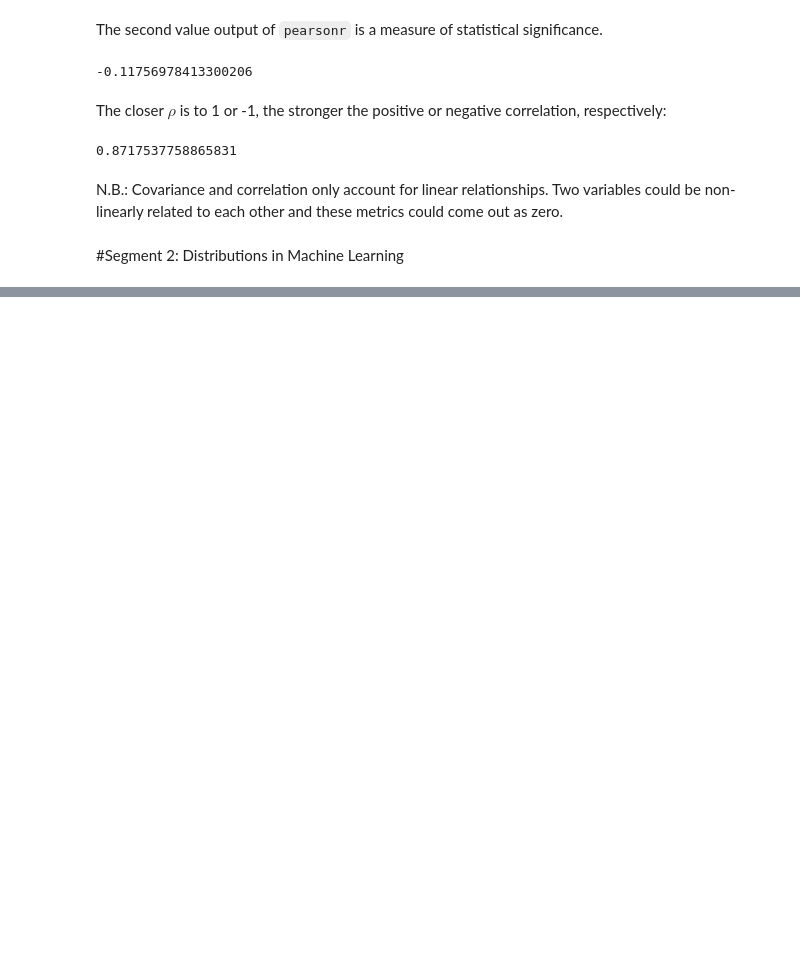
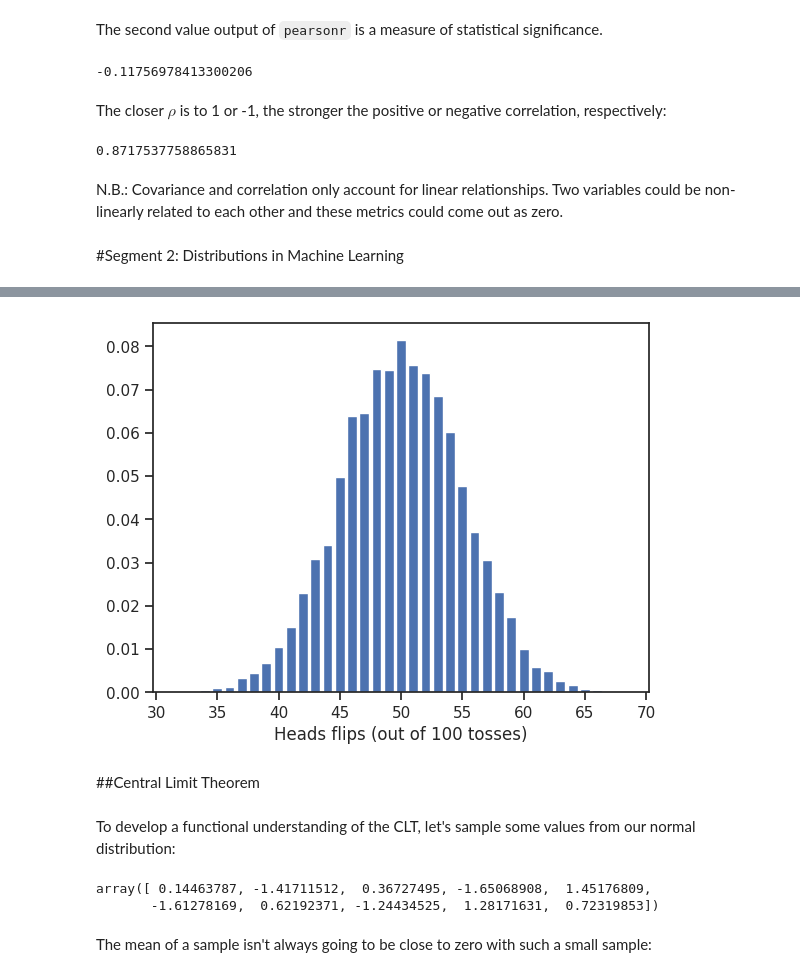
Before and after one commit to deenadayalanai/Machine-Learning-Foundations, a Jupyter notebook: Probability_&_Information_Theory.ipynb, the cells around one changed output, grey strips where cells are left out. Cells and saved outputs as stored; diff of their text form; code cells hidden in the pictures; blank space fills up the shorter version.

```diff
--- a/Probability_&_Information_Theory.ipynb
+++ b/Probability_&_Information_Theory.ipynb
@@ -714,0 +779,22 @@ N.B.: Covariance and correlation only account for linear relationships. Two vari
+# %%
+n_experiments = 10000
+heads_count = [np.random.binomial(100, 0.5) for i in range (n_experiments)]
+heads, event_count = np.unique(heads_count, return_counts=True)
+event_proba = event_count/n_experiments
+# %%
+plt.bar(heads, event_proba)
+_ = plt.xlabel('Heads flips (out of 100 tosses)')
+# %% [output]
+[figure, added]
+# %% [markdown]
+##Central Limit Theorem
+# %% [markdown]
+To develop a functional understanding of the CLT, let's sample some values from our normal distribution:
+# %%
+x_sample = np.random.choice(x, size=10, replace=False)
+x_sample
+# %% [output]
+array([ 0.14463787, -1.41711512,  0.36727495, -1.65068908,  1.45176809,
+       -1.61278169,  0.62192371, -1.24434525,  1.28171631,  0.72319853])
+# %% [markdown]
+The mean of a sample isn't always going to be close to zero with such a small sample:
```
Also changed, not shown: parts of 18 cells of this notebook.
